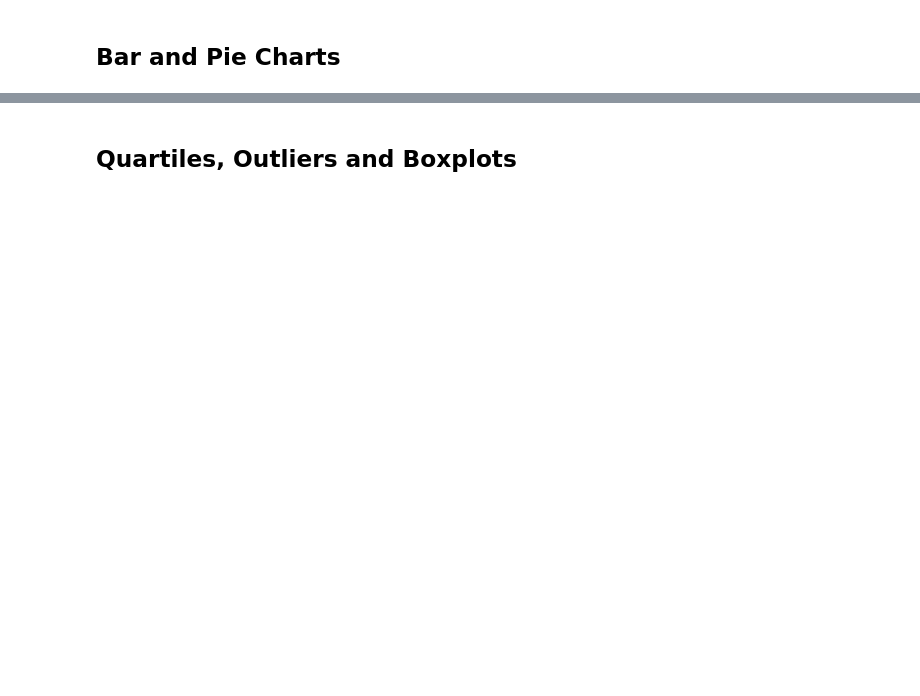
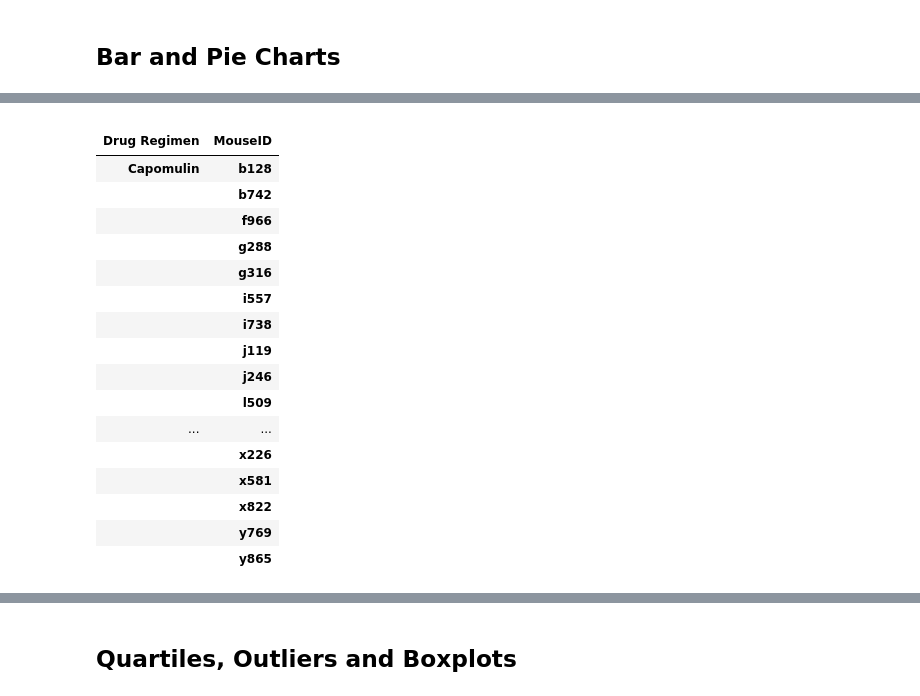
Before and after one commit to CarmenK2/Matplotlib-homework, a Jupyter notebook: pymaceuticals_starter.ipynb, the cells around one changed output, grey strips where cells are left out. Saved outputs shown, nothing was run; the diff lists cells and outputs as text; code cells hidden in the pictures; blank space fills up the shorter version.

```diff
--- a/pymaceuticals_starter.ipynb
+++ b/pymaceuticals_starter.ipynb
@@ -502,0 +548,22 @@ Summary_Statistic_df
+# %%
+Mouse_per_drug_df = Selected_columns_Trail_data_complete_df.groupby(["Drug Regimen","MouseID"])
+Mouse_per_drug_df.count().head(50)
+# %% [output]
+|  |  |
+| Drug Regimen | MouseID |
+| Capomulin | b128 |
+|  | b742 |
+|  | f966 |
+|  | g288 |
+|  | g316 |
+|  | i557 |
+|  | i738 |
+|  | j119 |
+|  | j246 |
+|  | l509 |
+| ... | ... |
+|  | x226 |
+|  | x581 |
+|  | x822 |
+|  | y769 |
+|  | y865 |
```
Also changed, not shown: parts of 10 cells of this notebook.
